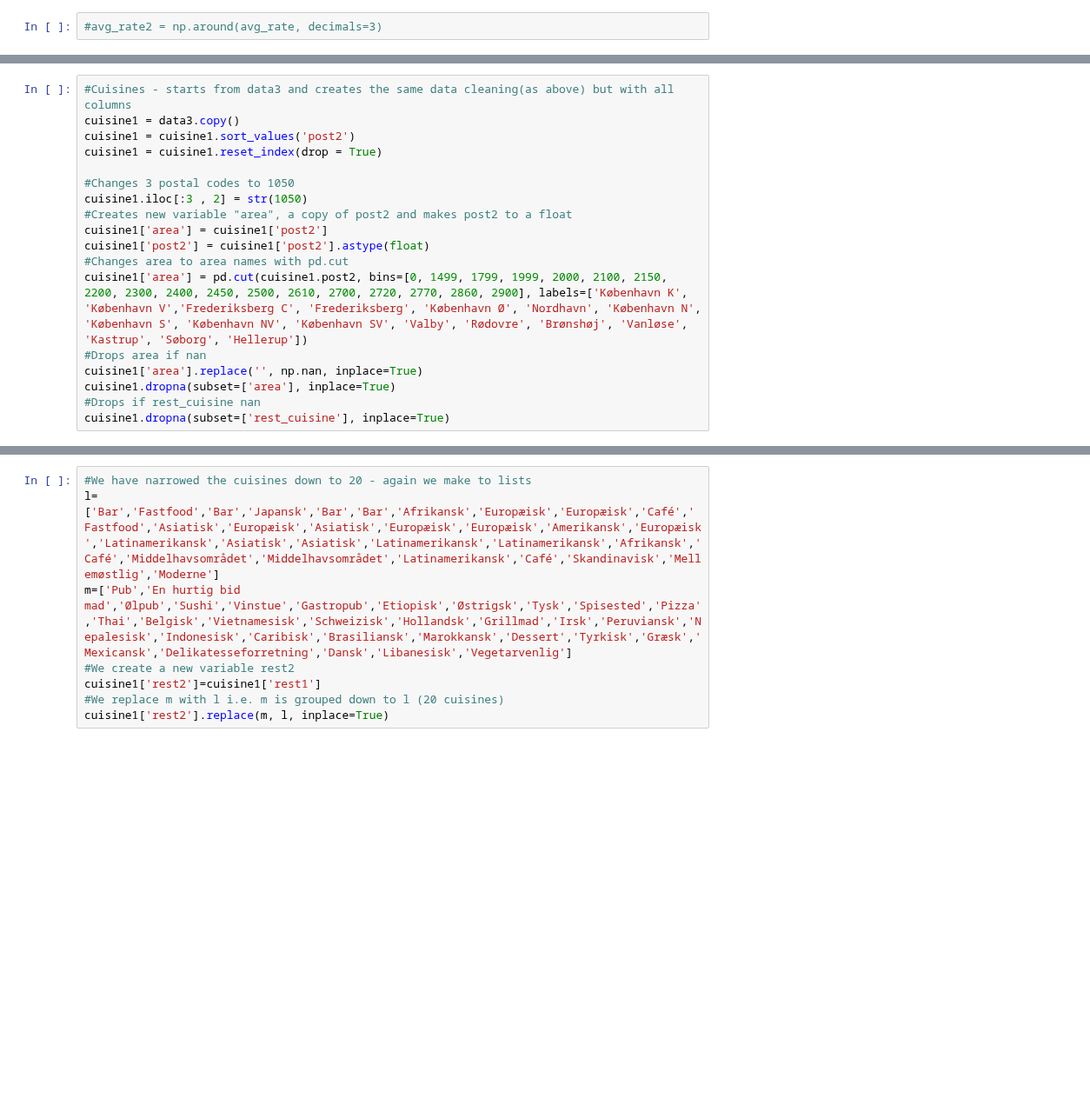
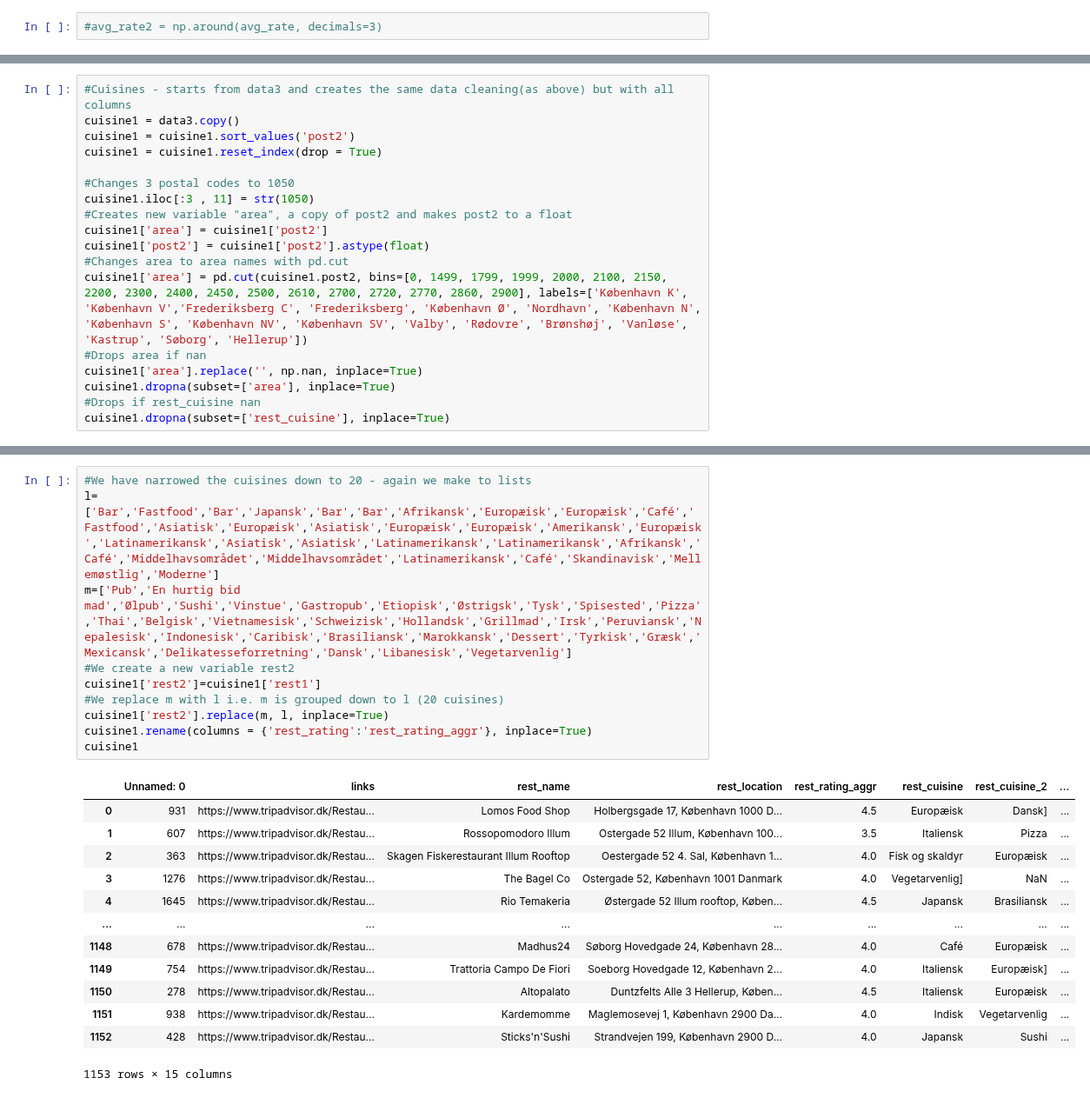
Before and after one commit to annarenneke/Group19, a Jupyter notebook: EXAM/TRIPADVISOR_AVG_CUISINE.ipynb, the cells around one changed output, grey strips where cells are left out. Shown at 87% size. Cells and saved outputs as stored; diff of their text form; blank space fills up the shorter version.

```diff
--- a/EXAM/TRIPADVISOR_AVG_CUISINE.ipynb
+++ b/EXAM/TRIPADVISOR_AVG_CUISINE.ipynb
@@ -341,7 +341,7 @@ cuisine1 = cuisine1.sort_values('post2')
 cuisine1 = cuisine1.reset_index(drop = True)
 
 #Changes 3 postal codes to 1050
-cuisine1.iloc[:3 , 2] = str(1050)
+cuisine1.iloc[:3 , 11] = str(1050)
 #Creates new variable "area", a copy of post2 and makes post2 to a float
 cuisine1['area'] = cuisine1['post2']
 cuisine1['post2'] = cuisine1['post2'].astype(float)
@@ -379,10 +379,26 @@ cuisine1['rest1'].replace(k, j, inplace=True)
 # %%
 #We have narrowed the cuisines down to 20 - again we make to lists
 l=['Bar','Fastfood','Bar','Japansk','Bar','Bar','Afrikansk','Europæisk','Europæisk','Café','Fastfood','Asiatisk','Europæisk','Asiatisk','Europæisk','Europæisk','Amerikansk','Europæisk','Latinamerikansk','Asiatisk','Asiatisk','Latinamerikansk','Latinamerikansk','Afrikansk','Café','Middelhavsområdet','Middelhavsområdet','Latinamerikansk','Café','Skandinavisk','Mellemøstlig','Moderne']
 m=['Pub','En hurtig bid mad','Ølpub','Sushi','Vinstue','Gastropub','Etiopisk','Østrigsk','Tysk','Spisested','Pizza','Thai','Belgisk','Vietnamesisk','Schweizisk','Hollandsk','Grillmad','Irsk','Peruviansk','Nepalesisk','Indonesisk','Caribisk','Brasiliansk','Marokkansk','Dessert','Tyrkisk','Græsk','Mexicansk','Delikatesseforretning','Dansk','Libanesisk','Vegetarvenlig']
 #We create a new variable rest2
 cuisine1['rest2']=cuisine1['rest1']
 #We replace m with l i.e. m is grouped down to l (20 cuisines)
 cuisine1['rest2'].replace(m, l, inplace=True)
+cuisine1.rename(columns = {'rest_rating':'rest_rating_aggr'}, inplace=True)
+cuisine1
+# %% [output]
+|  | Unnamed: 0 | links | rest_name | rest_location | rest_rating_aggr | rest_cuisine | rest_cuisine_2 | ... |
+| 0 | 931 | https://www.tripadvisor.dk/Restau... | Lomos Food Shop | Holbergsgade 17, København 1000 D... | 4.5 | Europæisk | Dansk] | ... |
+| 1 | 607 | https://www.tripadvisor.dk/Restau... | Rossopomodoro Illum | Ostergade 52 Illum, København 100... | 3.5 | Italiensk | Pizza | ... |
+| 2 | 363 | https://www.tripadvisor.dk/Restau... | Skagen Fiskerestaurant Illum Rooftop | Oestergade 52 4. Sal, København 1... | 4.0 | Fisk og skaldyr | Europæisk | ... |
+| 3 | 1276 | https://www.tripadvisor.dk/Restau... | The Bagel Co | Ostergade 52, København 1001 Danmark | 4.0 | Vegetarvenlig] | NaN | ... |
+| 4 | 1645 | https://www.tripadvisor.dk/Restau... | Rio Temakeria | Østergade 52 Illum rooftop, Køben... | 4.5 | Japansk | Brasiliansk | ... |
+| ... | ... | ... | ... | ... | ... | ... | ... | ... |
+| 1148 | 678 | https://www.tripadvisor.dk/Restau... | Madhus24 | Søborg Hovedgade 24, København 28... | 4.0 | Café | Europæisk | ... |
+| 1149 | 754 | https://www.tripadvisor.dk/Restau... | Trattoria Campo De Fiori | Soeborg Hovedgade 12, København 2... | 4.0 | Italiensk | Europæisk] | ... |
+| 1150 | 278 | https://www.tripadvisor.dk/Restau... | Altopalato | Duntzfelts Alle 3 Hellerup, Køben... | 4.5 | Italiensk | Europæisk | ... |
+| 1151 | 938 | https://www.tripadvisor.dk/Restau... | Kardemomme | Maglemosevej 1, København 2900 Da... | 4.0 | Indisk | Vegetarvenlig | ... |
+| 1152 | 428 | https://www.tripadvisor.dk/Restau... | Sticks'n'Sushi | Strandvejen 199, København 2900 D... | 4.0 | Japansk | Sushi | ... |
+1153 rows × 15 columns
 # %%
 #Export cuisines
```
Also changed, not shown: parts of 1 cell of this notebook, 5 other files.
